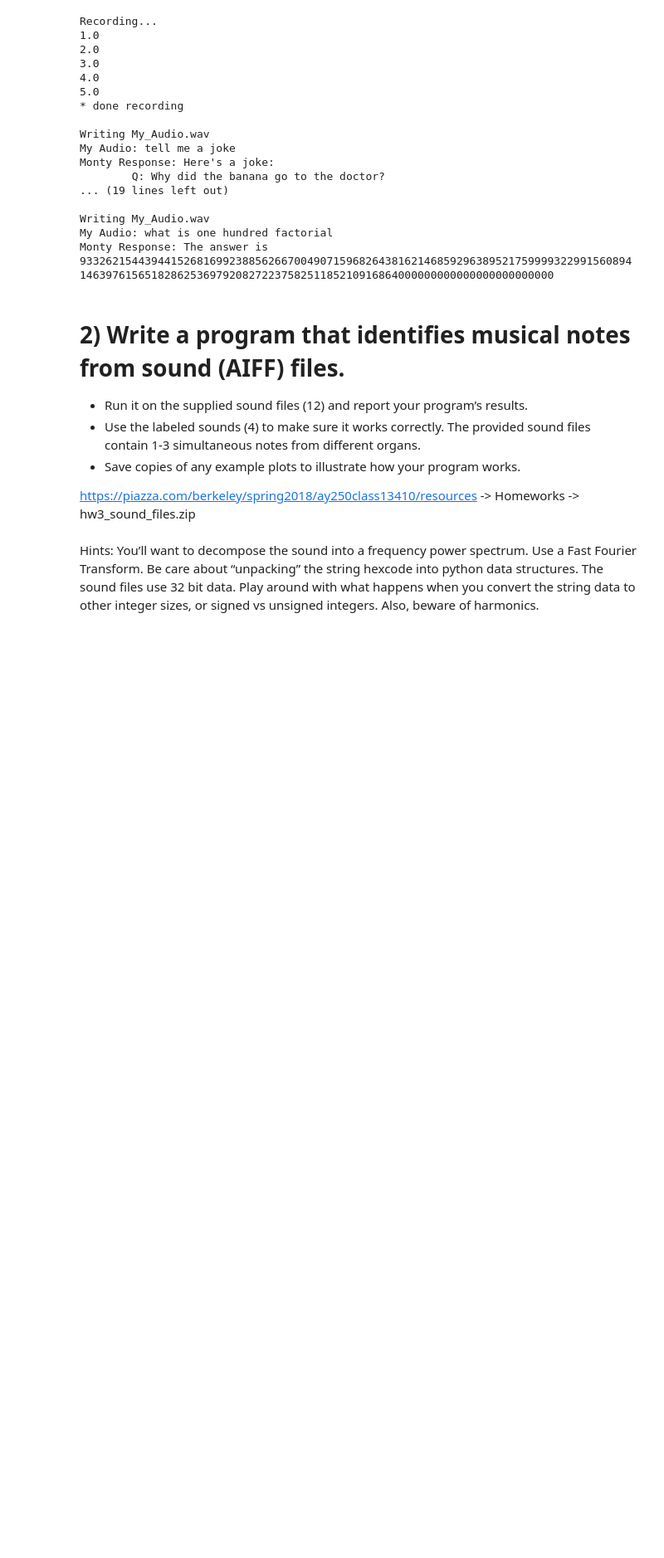
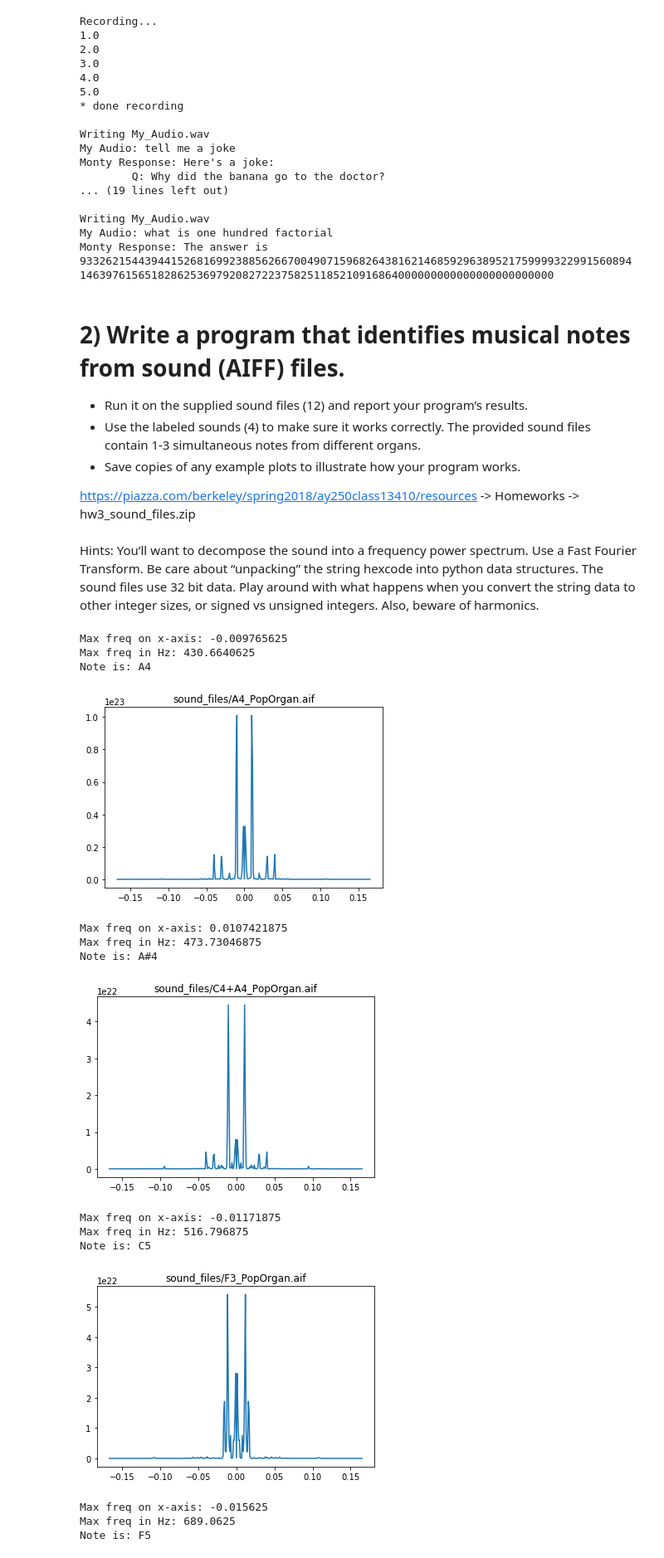
Before and after one commit to carinacheng/python-ay250-homework, a Jupyter notebook: hw3/hw_3_assignment.ipynb, the cells around one changed output. Shown at 83% size. Cells and saved outputs as stored; diff of their text form; code cells hidden in the pictures; blank space fills up the shorter version.

```diff
--- a/hw3/hw_3_assignment.ipynb
+++ b/hw3/hw_3_assignment.ipynb
@@ -191,3 +191,76 @@ Monty Response: The answer is 93326215443944152681699238856266700490715968264381
   https://piazza.com/berkeley/spring2018/ay250class13410/resources -> Homeworks -> hw3_sound_files.zip
 # %% [markdown]
 Hints: You’ll want to decompose the sound into a frequency power spectrum. Use a Fast Fourier Transform. Be care about “unpacking” the string hexcode into python data structures. The sound files use 32 bit data. Play around with what happens when you convert the string data to other integer sizes, or signed vs unsigned integers. Also, beware of harmonics.
+# %%
+import numpy as np
+import matplotlib.pyplot as plt
+import glob
+import pyaudio
+from math import log2
+import aifc
+
+def get_spectrum(data): # get frequency spectrum
+    fft_data = np.abs(np.fft.fft(data))**2
+    freqs = np.fft.fftfreq(data.size) #, 1.0/rate)
+    return freqs, fft_data
+
+def get_audio(file): # read audio file
+    CHUNK = 1024
+    wf = aifc.open(file, 'rb')
+    p = pyaudio.PyAudio()
+    stream = p.open(format=p.get_format_from_width(wf.getsampwidth()),
+                    channels=wf.getnchannels(),
+                    rate=wf.getframerate(), output=True)
+    data = wf.readframes(CHUNK)
+    #while len(data) > 0:
+    #    stream.write(data)
+    #    data = wf.readframes(CHUNK)
+    #stream.stop_stream()
+    #stream.close()
+    p.terminate()
+    return wf.getframerate(), np.fromstring(data, '>i4')
+
+def pitch_to_note(freq): # freq in [Hz] to note
+    A4 = 440
+    C0 = A4*pow(2, -4.75)
+    name = ["C", "C#", "D", "D#", "E", "F", "F#", "G", "G#", "A", "A#", "B"]
+    h = round(12*log2(freq/C0))
+    octave = h // 12
+    n = h % 12
+    return name[n] + str(octave)
+
+# Main program
+for file in glob.glob('sound_files/*Organ.aif'): #sound_files/*.aif'):
+    rate, data = get_audio(file)
+    freqs, fft_data = get_spectrum(data)
+    freqs, fft_data = np.fft.fftshift(freqs), np.fft.fftshift(fft_data)
+    low_ind = int(len(fft_data)/3)
+    hi_ind = int(2*len(fft_data)/3)
+    freqs, fft_data = freqs[low_ind:hi_ind], fft_data[low_ind:hi_ind]
+    max_freq = np.abs(freqs[np.argmax(fft_data)] * rate) # Hz
+    print("Max freq on x-axis:",freqs[np.argmax(fft_data)])
+    print("Max freq in Hz:",max_freq)
+    print("Note is:",pitch_to_note(max_freq))
+    plt.plot(freqs,fft_data)
+    #plt.xlim(-0.01,0.01)
+    #Pxx, freqs, bins, im = plt.specgram(data, NFFT=2048*2, Fs=rate, noverlap=512, cmap=plt.cm.viridis)
+    #plt.xlabel("Time [sec]")
+    #plt.ylabel("Frequency [Hz]")
+    plt.title(file)
+    plt.show()
+# %% [output]
+Max freq on x-axis: -0.009765625
+Max freq in Hz: 430.6640625
+Note is: A4
+[figure, added]
+Max freq on x-axis: 0.0107421875
+Max freq in Hz: 473.73046875
+Note is: A#4
+[figure, added]
+Max freq on x-axis: -0.01171875
+Max freq in Hz: 516.796875
+Note is: C5
+[figure, added]
+Max freq on x-axis: -0.015625
+Max freq in Hz: 689.0625
+Note is: F5
```
Also changed, not shown: parts of 1 cell of this notebook.
